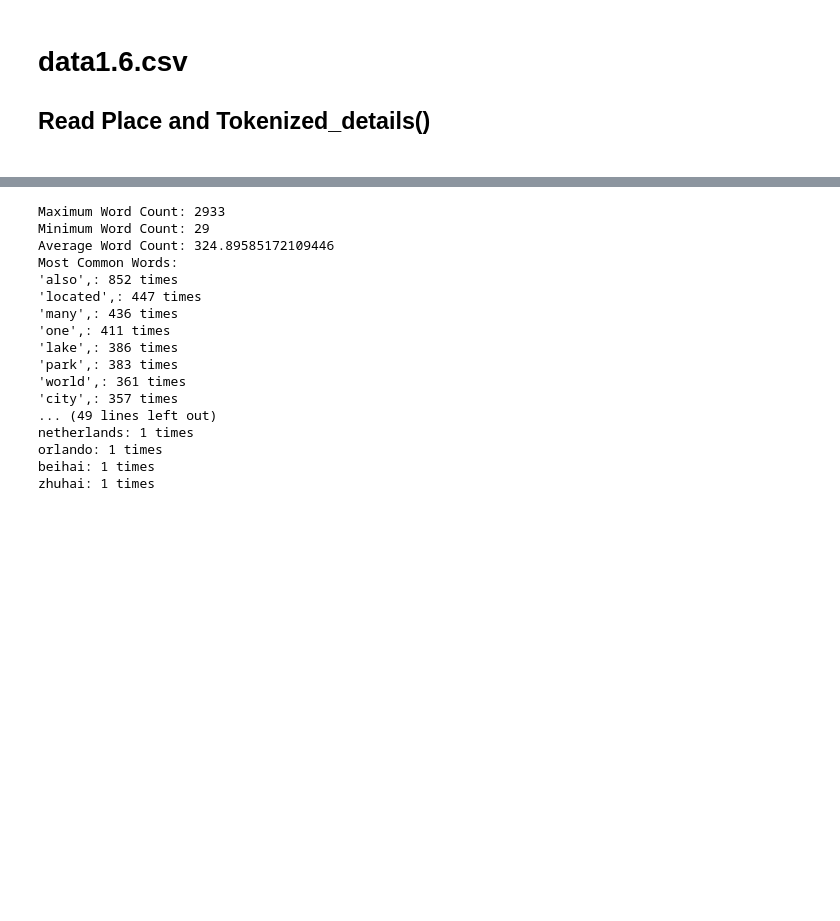
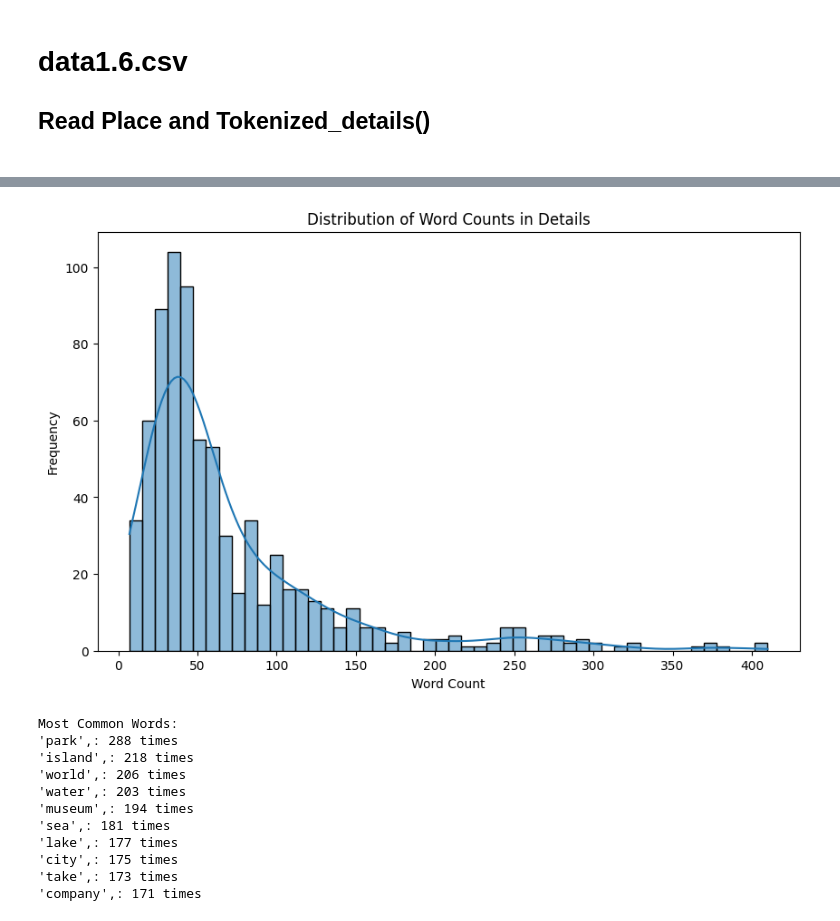
Before and after one commit to NikIrfann/FYP-Text-Classification, a Jupyter notebook: Data Cleaning/CleanData.ipynb, the cells around one changed output, grey strips where cells are left out. Saved outputs shown, nothing was run; the diff lists cells and outputs as text; code cells hidden in the pictures; blank space fills up the shorter version.

Commit message:
Too many changes :P

```diff
--- a/Data Cleaning/CleanData.ipynb
+++ b/Data Cleaning/CleanData.ipynb
@@ -170,17 +170,19 @@ selected.head(3)
 # %%
-# import matplotlib.pyplot as plt
-# import seaborn as sns
+import matplotlib.pyplot as plt
+import seaborn as sns
 
-# # Assuming 'Details' column contains lists
-# selected['WordCount'] = selected['Details'].apply(lambda x: len(' '.join(x).split()))
+# Assuming 'Details' column contains lists
+selected['WordCount'] = selected['Details'].apply(lambda x: len(' '.join(x).split()))
 
-# # Plot the distribution
-# plt.figure(figsize=(10, 6))
-# sns.histplot(selected['WordCount'], bins=50, kde=True)
-# plt.title('Distribution of Word Counts in Details')
-# plt.xlabel('Word Count')
-# plt.ylabel('Frequency')
-# plt.show()
+# Plot the distribution
+plt.figure(figsize=(10, 6))
+sns.histplot(selected['WordCount'], bins=50, kde=True)
+plt.title('Distribution of Word Counts in Details')
+plt.xlabel('Word Count')
+plt.ylabel('Frequency')
+plt.show()
+# %% [output]
+[figure, added]
 # %%
 import spacy
 import pandas as pd
@@ -197,16 +199,7 @@ column_to_read = data['Details']
 docs = column_to_read.apply(nlp)
 
 # Calculate word counts
-data['WordCount'] = docs.apply(lambda doc: len(doc))
-
-# Max, Min, and Average Word Counts
-max_word_count = data['WordCount'].max()
-min_word_count = data['WordCount'].min()
-avg_word_count = data['WordCount'].mean()
-
-print(f"Maximum Word Count: {max_word_count}")
-print(f"Minimum Word Count: {min_word_count}")
-print(f"Average Word Count: {avg_word_count}")
+data['Word_Count'] = docs.apply(lambda doc: len(doc))
 
 # Most Common Words
 all_words = ' '.join(column_to_read).split()
@@ -217,31 +210,15 @@ most_common_words = word_counts.most_common(10)
 print("Most Common Words:")
 for word, count in most_common_words:
     print(f"{word}: {count} times")
-
-# Rank Entity Locations
-entity_locations = []
-for doc in docs:
-    entity_locations.extend([ent.text for ent in doc.ents if ent.label_ == 'GPE'])
-
-ranked_locations = Counter(entity_locations).most_common()
-print("Ranked Entity Locations:")
-for location, count in ranked_locations:
-    print(f"{location}: {count} times")
 # %% [output]
-Maximum Word Count: 2933
-Minimum Word Count: 29
-Average Word Count: 324.89585172109446
 Most Common Words:
-'also',: 852 times
-'located',: 447 times
-'many',: 436 times
-'one',: 411 times
-'lake',: 386 times
-'park',: 383 times
-'world',: 361 times
-'city',: 357 times
-... (49 lines left out)
-netherlands: 1 times
-orlando: 1 times
-beihai: 1 times
-zhuhai: 1 times
+'park',: 288 times
+'island',: 218 times
+'world',: 206 times
+'water',: 203 times
+'museum',: 194 times
+'sea',: 181 times
+'lake',: 177 times
+'city',: 175 times
+'take',: 173 times
+'company',: 171 times
```
Also changed, not shown: parts of 12 cells of this notebook, 19 other files.
